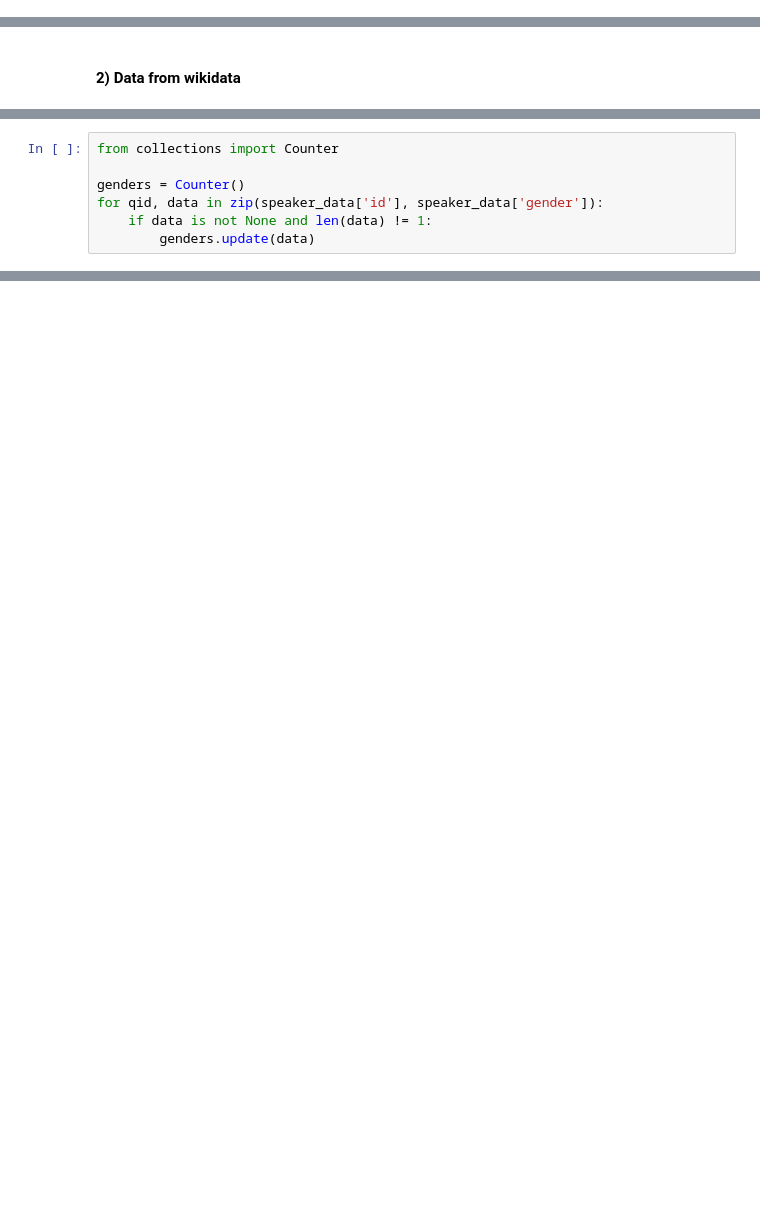
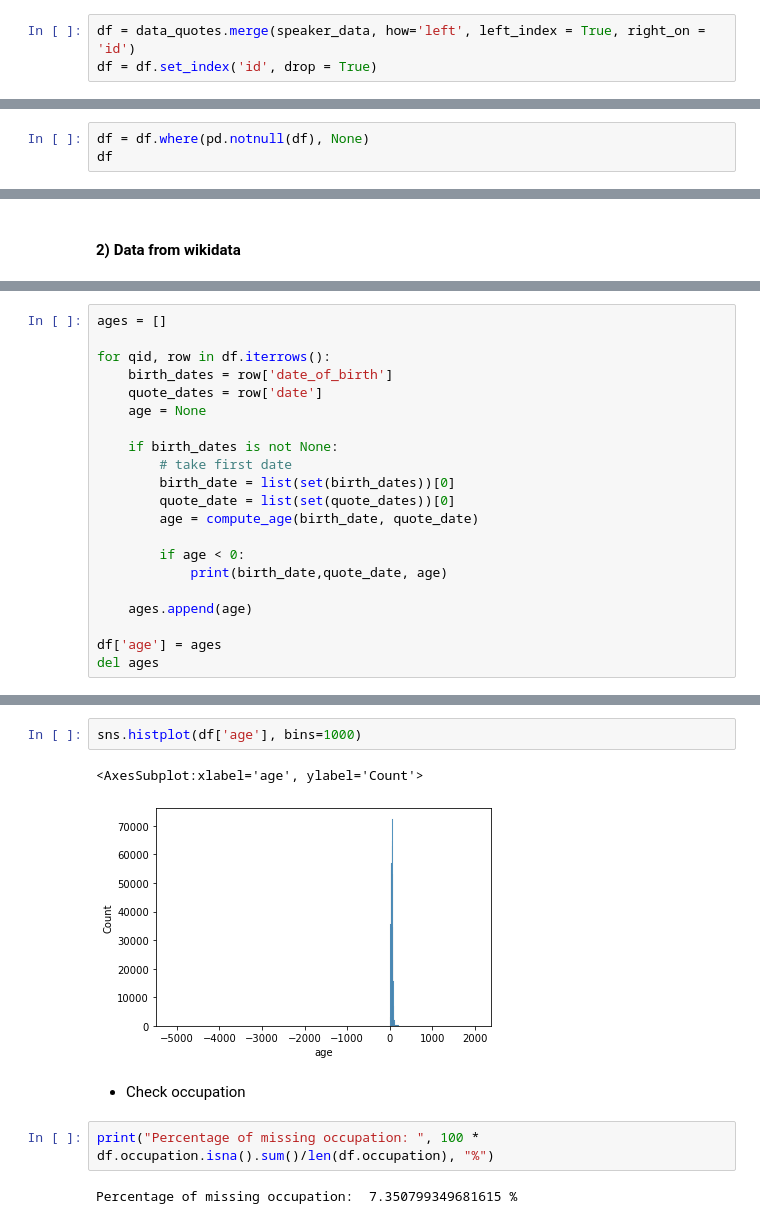
Before and after one commit to epfl-ada/ada-2021-project-cool-group-name, a Jupyter notebook: Data Analysis Speaker.ipynb, the cells around one changed output, grey strips where cells are left out. Saved outputs shown, nothing was run; the diff lists cells and outputs as text; blank space fills up the shorter version.

```diff
--- a/Data Analysis Speaker.ipynb
+++ b/Data Analysis Speaker.ipynb
@@ -179,3 +190,6 @@ qid_labels
  ...}
 # %% [markdown]
 ## Data Cleaning
+# %%
+df = data_quotes.merge(speaker_data, how='left', left_index = True, right_on = 'id')
+df = df.set_index('id', drop = True)
@@ -181,0 +211,3 @@ qid_labels
+# %%
+df = df.where(pd.notnull(df), None)
+df
@@ -239,7 +324,0 @@ array([False,  True])
-# %%
-from collections import Counter
-
-genders = Counter()
-for qid, data in zip(speaker_data['id'], speaker_data['gender']):
-    if data is not None and len(data) != 1:
-        genders.update(data)
@@ -256,0 +333,21 @@ speaker_data.loc[speaker_data["id"] == 'Q15735939']
+# %%
+ages = []
+
+for qid, row in df.iterrows():
+    birth_dates = row['date_of_birth']
+    quote_dates = row['date']
+    age = None
+
+    if birth_dates is not None:
+        # take first date
+        birth_date = list(set(birth_dates))[0]
+        quote_date = list(set(quote_dates))[0]
+        age = compute_age(birth_date, quote_date)
+
+        if age < 0:
+            print(birth_date,quote_date, age)
+
+    ages.append(age)
+
+df['age'] = ages
+del ages
@@ -256,0 +385,11 @@ speaker_data.loc[speaker_data["id"] == 'Q15735939']
+# %%
+sns.histplot(df['age'], bins=1000)
+# %% [output]
+<AxesSubplot:xlabel='age', ylabel='Count'>
+[figure, added]
+# %% [markdown]
+- Check occupation
+# %%
+print("Percentage of missing occupation: ", 100 * df.occupation.isna().sum()/len(df.occupation), "%")
+# %% [output]
+Percentage of missing occupation:  7.350799349681615 %
```
Also changed, not shown: parts of 44 cells of this notebook.
